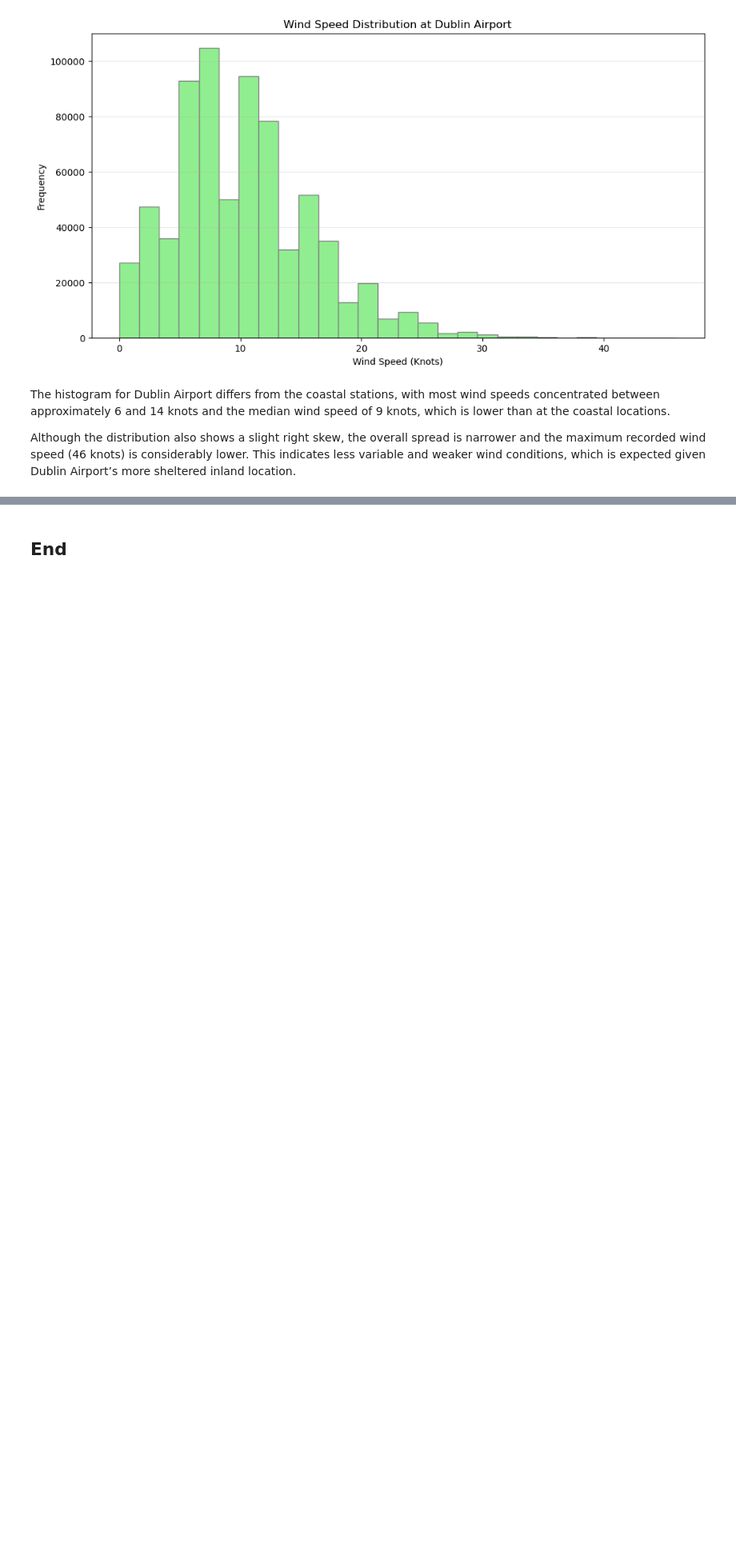
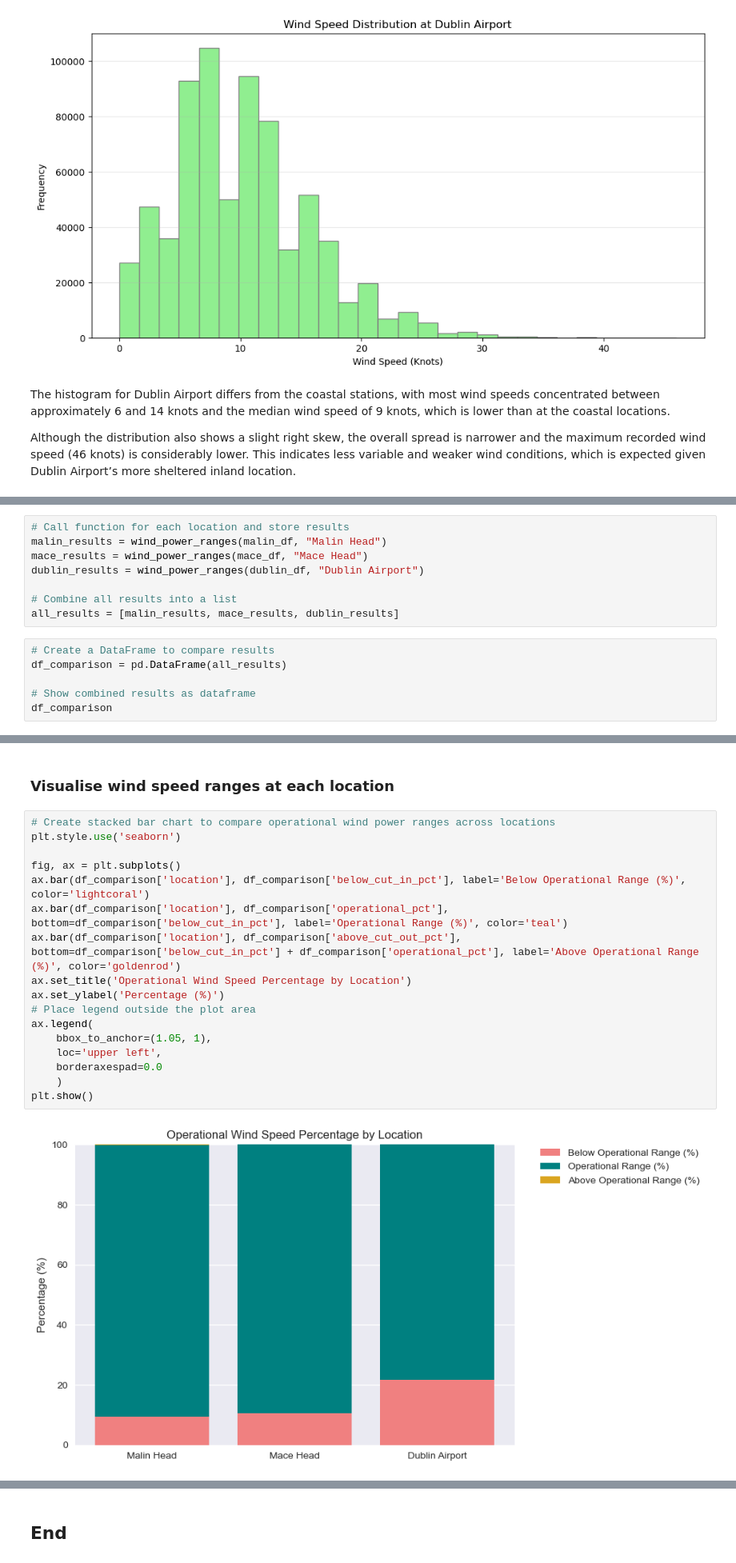
Before and after one commit to Oksyyy/programming-for-data-analytics, a Jupyter notebook: project/wind_anlysis.ipynb, the cells around one changed output, grey strips where cells are left out. Shown at 80% size. Saved outputs shown, nothing was run; the diff lists cells and outputs as text; blank space fills up the shorter version.

Commit message:
Added operation wind ranges analysis - function and a plot

```diff
--- a/project/wind_anlysis.ipynb
+++ b/project/wind_anlysis.ipynb
@@ -263,0 +305,14 @@ Although the distribution also shows a slight right skew, the overall spread is
+# %%
+# Call function for each location and store results
+malin_results = wind_power_ranges(malin_df, "Malin Head")
+mace_results = wind_power_ranges(mace_df, "Mace Head")
+dublin_results = wind_power_ranges(dublin_df, "Dublin Airport")
+
+# Combine all results into a list
+all_results = [malin_results, mace_results, dublin_results]
+# %%
+# Create a DataFrame to compare results
+df_comparison = pd.DataFrame(all_results)
+
+# Show combined results as dataframe
+df_comparison
@@ -263,0 +324,21 @@ Although the distribution also shows a slight right skew, the overall spread is
+# %% [markdown]
+### Visualise wind speed ranges at each location
+# %%
+# Create stacked bar chart to compare operational wind power ranges across locations
+plt.style.use('seaborn')
+
+fig, ax = plt.subplots()
+ax.bar(df_comparison['location'], df_comparison['below_cut_in_pct'], label='Below Operational Range (%)', color='lightcoral')
+ax.bar(df_comparison['location'], df_comparison['operational_pct'], bottom=df_comparison['below_cut_in_pct'], label='Operational Range (%)', color='teal')
+ax.bar(df_comparison['location'], df_comparison['above_cut_out_pct'], bottom=df_comparison['below_cut_in_pct'] + df_comparison['operational_pct'], label='Above Operational Range (%)', color='goldenrod')
+ax.set_title('Operational Wind Speed Percentage by Location')
+ax.set_ylabel('Percentage (%)')
+# Place legend outside the plot area
+ax.legend(
+    bbox_to_anchor=(1.05, 1),
+    loc='upper left',
+    borderaxespad=0.0
+    )
+plt.show()
+# %% [output]
+[figure, added]
```
Also changed, not shown: parts of 9 cells of this notebook.
